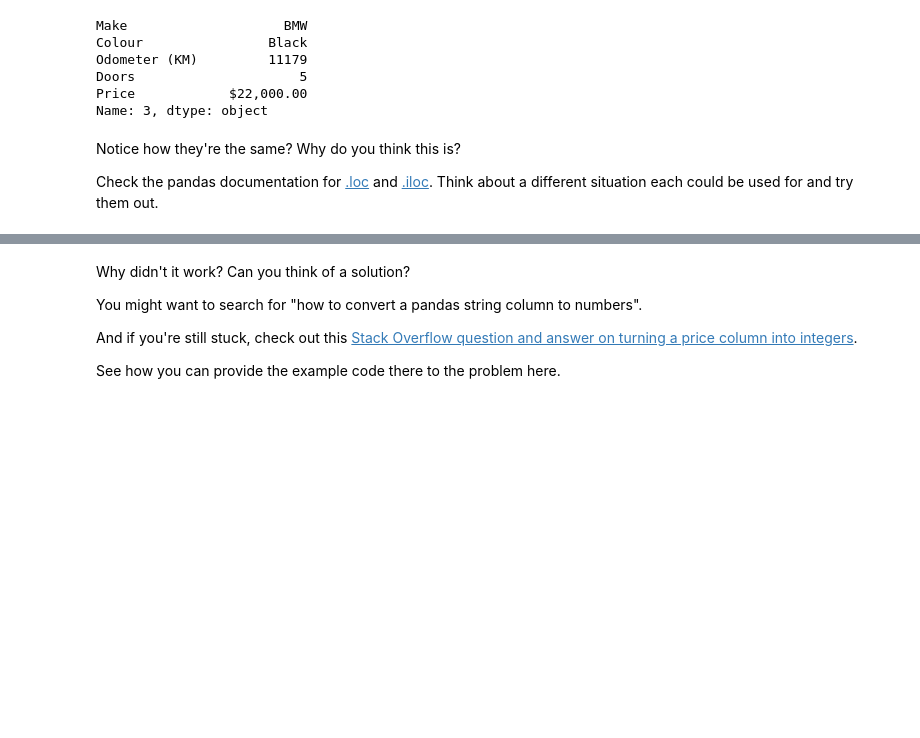
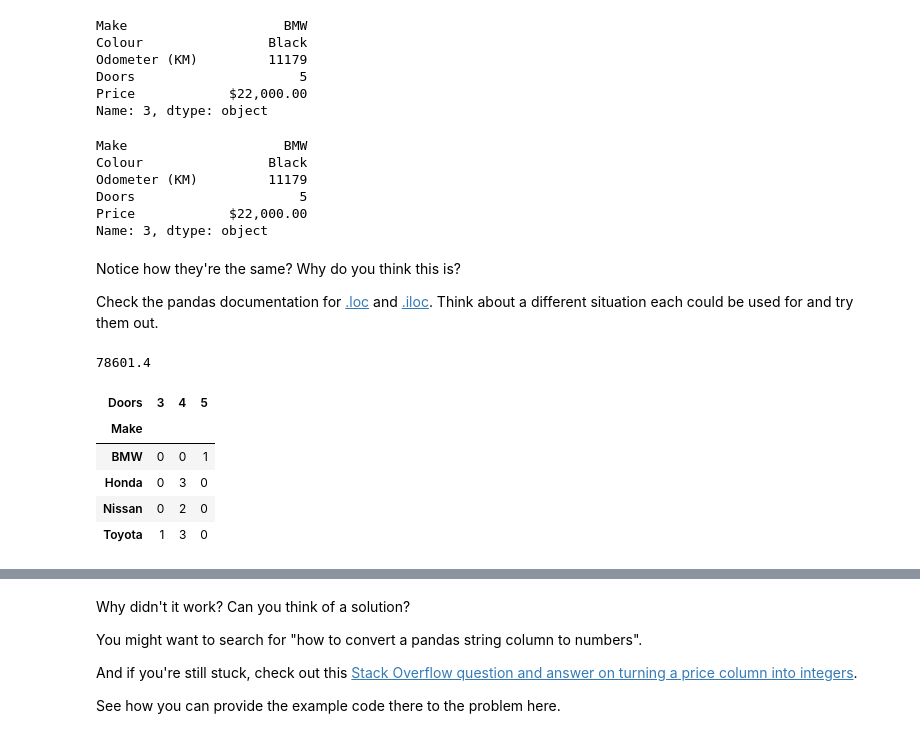
Before and after one commit to saeedelsayed/AI-for-robotics-task, a Jupyter notebook: Task0/pandas-exercises.ipynb, the cells around one changed output, grey strips where cells are left out. Drawn from its saved outputs; the diff is of its cells as text; code cells hidden in the pictures; blank space fills up the shorter version.

```diff
--- a/Task0/pandas-exercises.ipynb
+++ b/Task0/pandas-exercises.ipynb
@@ -148,6 +148,14 @@ Price            $22,000.00
 Name: 3, dtype: object
 # %%
 # Use .iloc to select the row at position 3 of the car sales DataFrame
+print(df2.iloc[3])
+# %% [output]
+Make                    BMW
+Colour                Black
+Odometer (KM)         11179
+Doors                     5
+Price            $22,000.00
+Name: 3, dtype: object
 # %% [markdown]
 Notice how they're the same? Why do you think this is?
 
@@ -157,4 +166,8 @@ Check the pandas documentation for [.loc](https://pandas.pydata.org/pandas-docs/
 # %%
 # Find the mean of the "Odometer (KM)" column in the car sales DataFrame
+colm_mean = colm.mean()
+print(colm_mean)
+# %% [output]
+78601.4
 # %%
 # Select the rows with over 100,000 kilometers on the Odometer
@@ -161,4 +175,12 @@ Check the pandas documentation for [.loc](https://pandas.pydata.org/pandas-docs/
 # %%
 # Create a crosstab of the Make and Doors columns
+pd.crosstab(df2["Make"], df2["Doors"])
+# %% [output]
+| Doors | 3 | 4 | 5 |
+| Make |  |  |  |
+| BMW | 0 | 0 | 1 |
+| Honda | 0 | 3 | 0 |
+| Nissan | 0 | 2 | 0 |
+| Toyota | 1 | 3 | 0 |
 # %%
 # Group columns of the car sales DataFrame by the Make column and find the average
```
Also changed, not shown: parts of 27 cells of this notebook, 1 other file.
